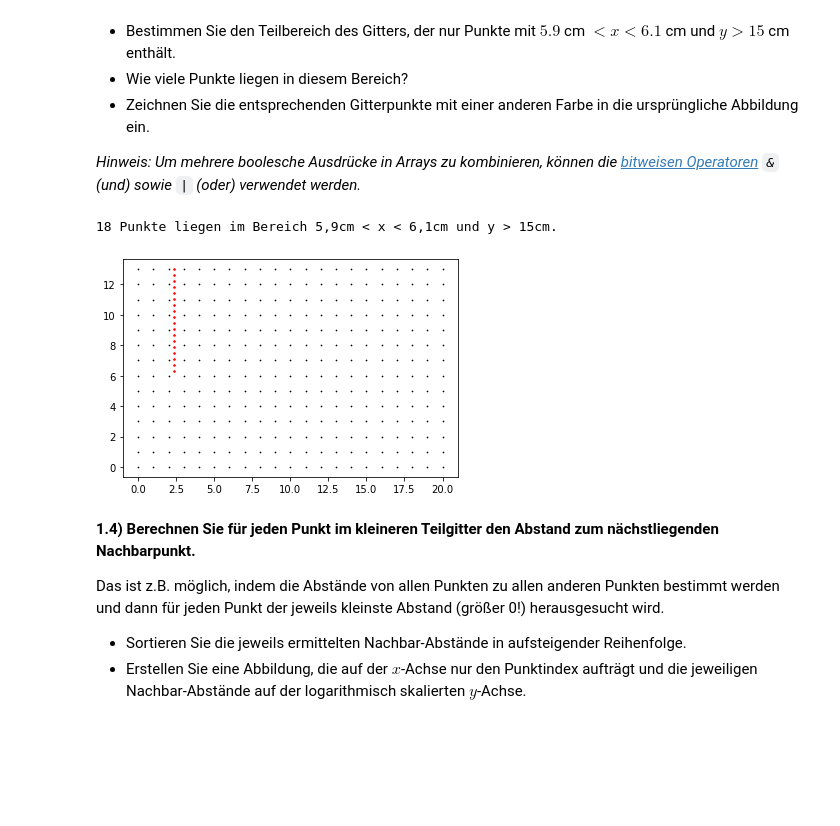
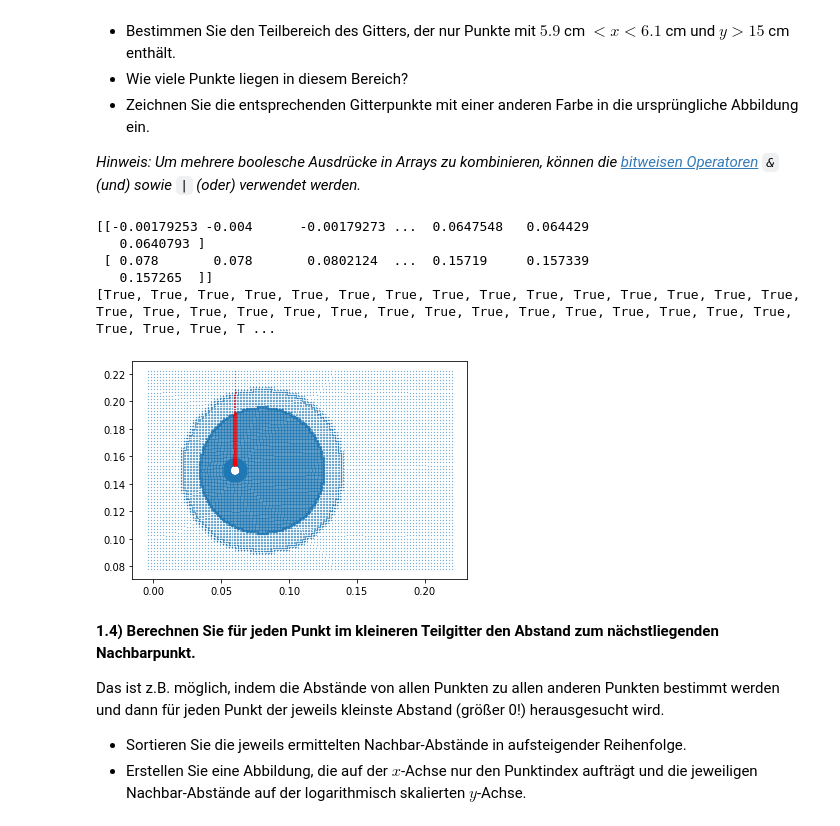
Before and after one commit to JuliusGoelz/Python_fuer_Ingenieure, a Jupyter notebook: HA3normal_Gruppe000.ipynb, the cells around one changed output. Cells and saved outputs as stored; diff of their text form; code cells hidden in the pictures; blank space fills up the shorter version.

```diff
--- a/HA3normal_Gruppe000.ipynb
+++ b/HA3normal_Gruppe000.ipynb
@@ -73,35 +73,28 @@ Vor der Auswertung der eigentlichen Daten soll zunächst die Gitterstruktur gena
 _Hinweis: Um mehrere boolesche Ausdrücke in Arrays zu kombinieren, können die [bitweisen Operatoren](https://wiki.python.org/moin/BitwiseOperators) `&` (und) sowie `|` (oder) verwendet werden._
 # %%
 # Hier eigenen Code schreiben ...
-from math import ceil
+gridPoints = np.array((x.tolist(), y.tolist()))
+print(gridPoints)
 
-xSizeCm = ceil(20 * 2.54) # Umrechnung Zoll -> cm
-ySizeCm = ceil(13 * 2.54)
-xWerteCm = np.arange(xSizeCm) / 2.54
-yWerteCm = np.arange(ySizeCm) / 2.54
-gridCm = np.array(np.meshgrid(xWerteCm, yWerteCm)) # 3D Array mit allen Punkten
+xmin = 0.059
+xmax = 0.061
+ymin = 0.15
 
-xSizeZoll = 21
-ySizeZoll = 14
-xWerteZoll = np.arange(xSizeZoll)
-yWerteZoll = np.arange(ySizeZoll)
-gridZoll = np.array(np.meshgrid(xWerteZoll, yWerteZoll))
+cond = (gridPoints[0] > xmin) & (gridPoints[0] < xmax) & (gridPoints[1] > ymin)
+gridPointsSubset = [(gridPoints[0])[cond], (gridPoints[1])[cond]]
 
-xmin = 5.9 / 2.54
-xmax = 6.1 / 2.54
-ymin = 15 / 2.54
-cond = (gridCm[0] > xmin) & (gridCm[0] < xmax) & (gridCm[1] > ymin)
-gridCmFilt = [(gridCm[0])[cond], (gridCm[1])[cond]]
-nDotsFilt = np.size(gridCmFilt[0])
-print(f"{nDotsFilt} Punkte liegen im Bereich 5,9cm < x < 6,1cm und y > 15cm.")
-#plt.plot(*gridZoll, marker=".", color='k', linestyle='none', markersize=0.5)
-plt.scatter(*gridZoll, color='k', s=0.5)
-#plt.plot(*gridCm, marker=".", color='b', linestyle='none', markersize=2)
-plt.plot(*gridCmFilt, marker=".", color='r', linestyle='none', markersize=3)
+nDotsFilt = np.size(gridPointsSubset[0])
+
+plt.plot(*gridPoints, marker=".", markersize=0.5, linestyle="none")
+plt.plot(*gridPointsSubset, marker=".", markersize=0.5, linestyle="none", color="red")
 plt.show()
 # %% [output]
-18 Punkte liegen im Bereich 5,9cm < x < 6,1cm und y > 15cm.
+[[-0.00179253 -0.004      -0.00179273 ...  0.0647548   0.064429
+   0.0640793 ]
+ [ 0.078       0.078       0.0802124  ...  0.15719     0.157339
+   0.157265  ]]
+[True, True, True, True, True, True, True, True, True, True, True, True, True, True, True, True, True, True, True, True, True, True, True, True, True, True, True, True, True, True, True, True, True, T ...
-[figure, old version]
+[figure, new version]
 # %% [markdown]
 **1.4) Berechnen Sie für jeden Punkt im kleineren Teilgitter den Abstand zum nächstliegenden Nachbarpunkt.**
 
```
Also changed, not shown: parts of 2 cells of this notebook.
